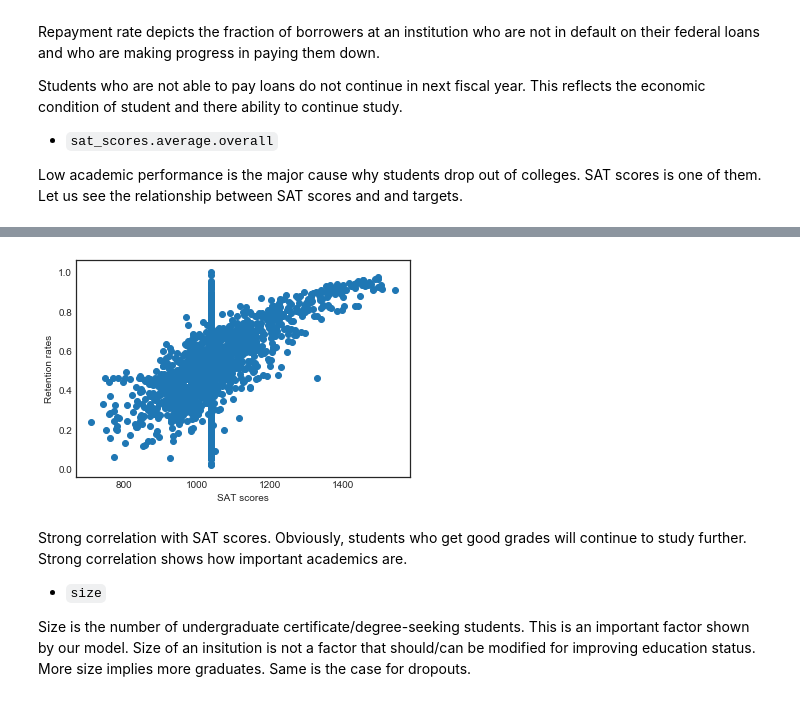
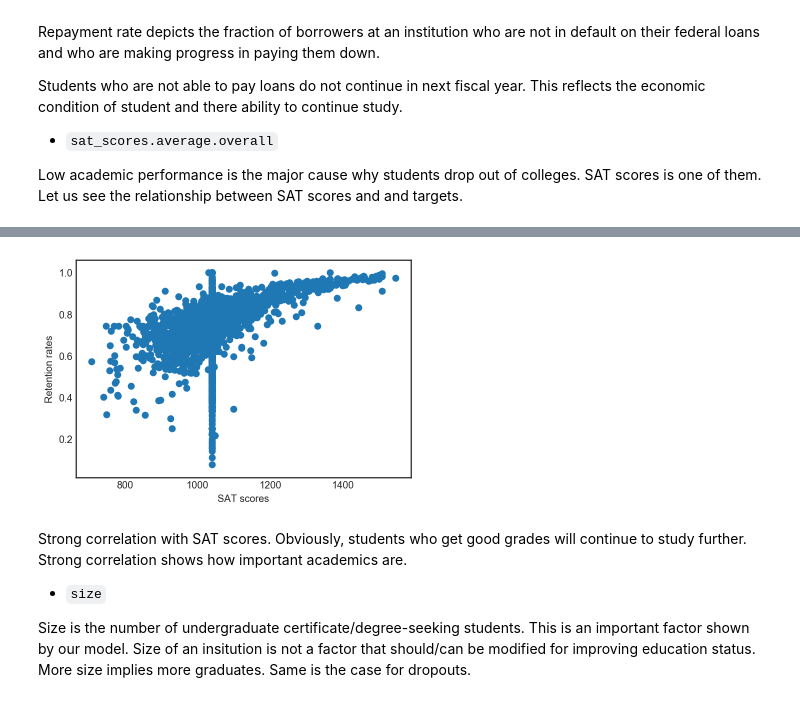
Before and after one commit to sanjeevai/ML-Capstone, a Jupyter notebook: project.ipynb, the cells around one changed output, grey strips where cells are left out. Drawn from its saved outputs; the diff is of its cells as text; code cells hidden in the pictures.

Commit message:
Add images

```diff
--- a/project.ipynb
+++ b/project.ipynb
@@ -1777,12 +1777,12 @@ plt.savefig("./img/grad_sat.png");
 # %%
 plt.scatter(x="sat_scores.average.overall",
-           y="rate_suppressed.four_year",
+           y="retention_rate.four_year.full_time",
            data=df)
 plt.xlabel("SAT scores")
 plt.ylabel("Retention rates")
 plt.savefig("./img/ret_sat.png");
 # %% [output]
-[figure, old version]
+[figure, new version]
 # %% [markdown]
 Strong correlation with SAT scores. Obviously, students who get good grades will continue to study further. Strong correlation shows how important academics are.
 
```
Also changed, not shown: parts of 15 cells of this notebook, 15 other files.
